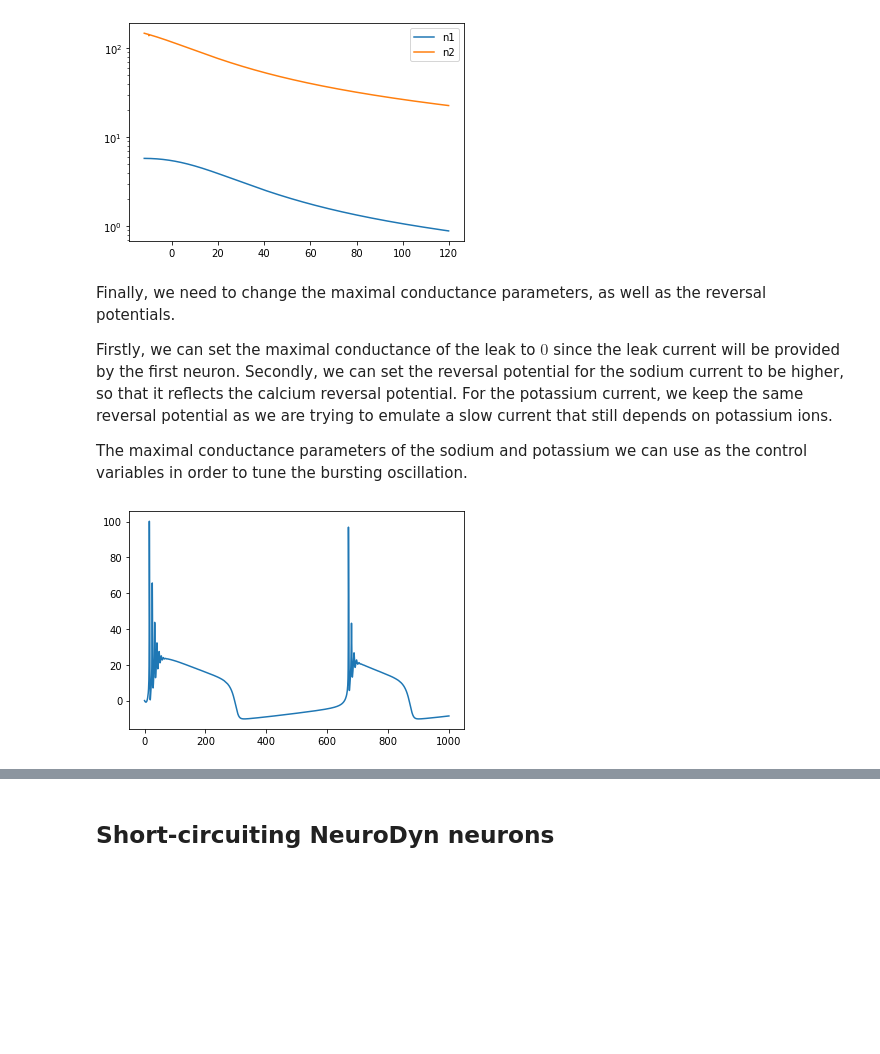
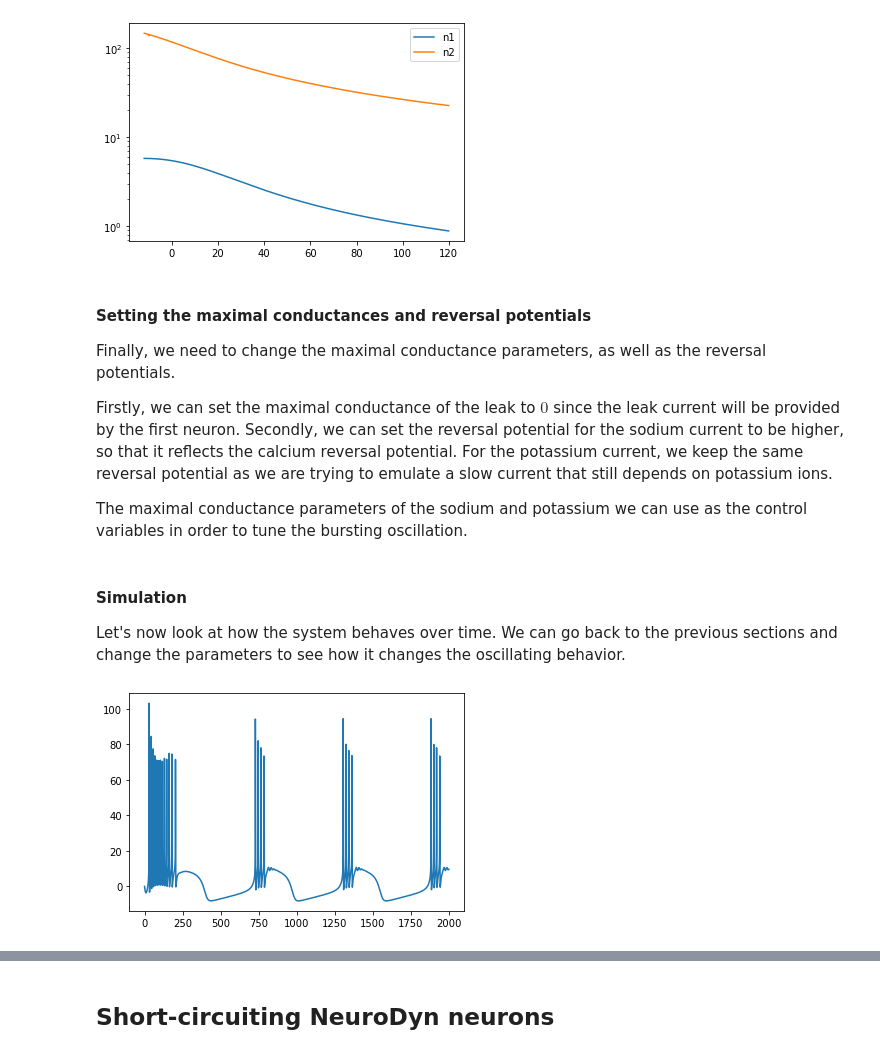
Before and after one commit to lukaribar/telluride-21, a Jupyter notebook: Bursting in NeuroDyn.ipynb, the cells around one changed output, grey strips where cells are left out. Cells and saved outputs as stored; diff of their text form; code cells hidden in the pictures; blank space fills up the shorter version.

Commit message:
Added PIR section

```diff
--- a/Bursting in NeuroDyn.ipynb
+++ b/Bursting in NeuroDyn.ipynb
@@ -383,6 +383,8 @@ plt.show()
 [figure]
 [figure]
 # %% [markdown]
+#### Setting the maximal conductances and reversal potentials
+
 Finally, we need to change the maximal conductance parameters, as well as the reversal potentials.
 
 Firstly, we can set the maximal conductance of the leak to $0$ since the leak current will be provided by the first neuron. Secondly, we can set the reversal potential for the sodium current to be higher, so that it reflects the calcium reversal potential. For the potassium current, we keep the same reversal potential as we are trying to emulate a slow current that still depends on potassium ions.
@@ -401,16 +403,22 @@ neuron2.gk = 10
+# %% [markdown]
+#### Simulation
+
+Let's now look at how the system behaves over time. We can go back to the previous sections and change the parameters to see how it changes the oscillating behavior.
 # %%
-T = 1000
+# Simulate HH short-circuit
+
+T = 2000
 t = (0, T)
 
-I0 = -4
+I0 = -5
 iapp = lambda t: I0
 
 x0 = [0,0,0,0,0,0,0]
 
 sol = neuron_connection.simulate(t, x0, iapp)
 
 plt.figure()
 plt.plot(sol.t, sol.y[0])
 plt.show()
 # %% [output]
-[figure, old version]
+[figure, new version]
```
Also changed, not shown: parts of 4 cells of this notebook.
